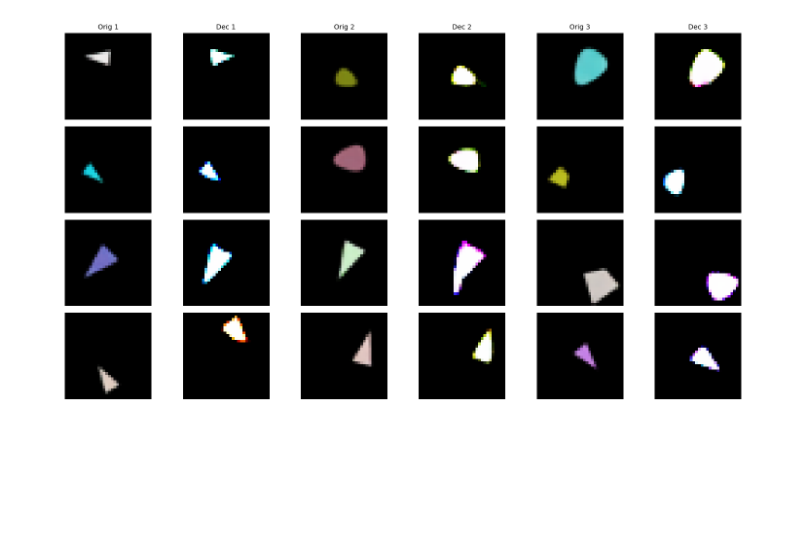
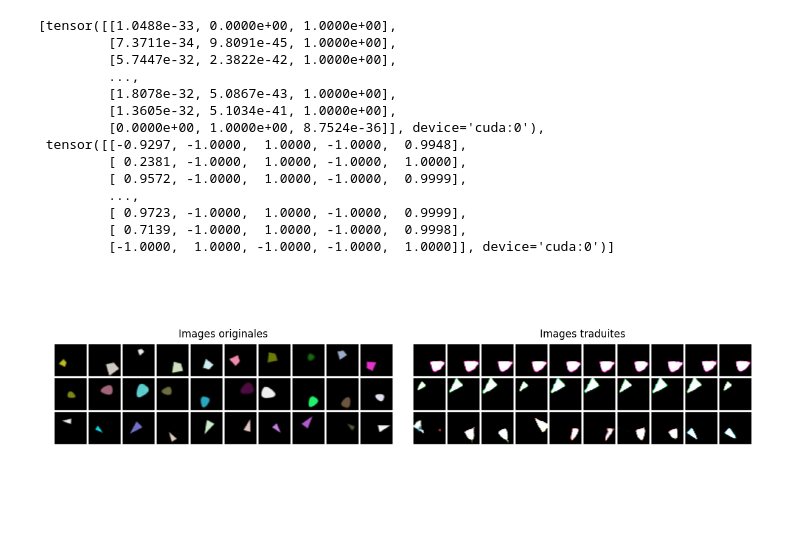
Before and after one commit to lucas-ch/gwsyn, a Jupyter notebook: notebooks/noise.ipynb, the cells around one changed output. Cells and saved outputs as stored; diff of their text form; code cells hidden in the pictures; blank space fills up the shorter version.

```diff
--- a/notebooks/noise.ipynb
+++ b/notebooks/noise.ipynb
@@ -55,7 +74,7 @@ Loaded default weights from /home/lucas/gwsyn/checkpoints/syn/shape_seed60_biase
 # %%
 # 1. Paramètres initiaux
-noise_params = {'std': 0.0, 'mean': 0.0}
-n_iterations = 1
+noise_params = {'std': 0.05, 'mean': 0.0}
+n_iterations = 2
 
 # 2. Préparation du premier échantillon (initialisation)
 test_samples = get_data_samples(data_module, n_samples_test, split="test")
@@ -93,20 +112,71 @@ with torch.no_grad():
         # Transformation (logits -> probas + split)
         # On extrait ici le résultat pour l'itération suivante
         current_attr = split_softmax_category_attributes(decoded_attr_from_fusion)
+# %%
+def get_n_per_category(source_tensor, current_attr, n_per_cat=5):
+    """
+    Retourne les n premiers éléments de source_tensor pour chaque catégorie
+    définie dans current_attr.
+
+    Args:
+        source_tensor: Le tenseur d'où on extrait les données (ex: des images ou latents)
+        current_attr: Le tenseur de catégories (one-hot, ex: [Batch, 3])
+        n_per_cat: Nombre d'éléments à extraire par catégorie
+    """
+    # 1. Convertir le one-hot en indices (0, 1, 2)
+    labels = current_attr.argmax(dim=-1)
+
+    # 2. Trouver les indices pour chaque classe
+    indices_list = []
+    num_classes = current_attr.shape[-1]
+
+    for i in range(num_classes):
+        # On récupère les indices où la classe est i
+        indices = (labels == i).nonzero(as_tuple=True)[0]
+
+        if len(indices) < n_per_cat:
+            print(f"Warning: Seulement {len(indices)} éléments trouvés pour la classe {i}")
+            indices_list.append(indices)
+        else:
+            # On ne garde que les n premiers
+            indices_list.append(indices[:n_per_cat])
+
+    # 3. Concaténer tous les indices sélectionnés
+    all_indices = torch.cat(indices_list)
+
+    # 4. Retourner le sous-ensemble du tenseur source
+    return source_tensor[all_indices]
+# %%
+current_attr
+# %% [output]
+[tensor([[1.0488e-33, 0.0000e+00, 1.0000e+00],
+         [7.3711e-34, 9.8091e-45, 1.0000e+00],
+         [5.7447e-32, 2.3822e-42, 1.0000e+00],
+         ...,
+         [1.8078e-32, 5.0867e-43, 1.0000e+00],
+         [1.3605e-32, 5.1034e-41, 1.0000e+00],
+         [0.0000e+00, 1.0000e+00, 8.7524e-36]], device='cuda:0'),
+ tensor([[-0.9297, -1.0000,  1.0000, -1.0000,  0.9948],
+         [ 0.2381, -1.0000,  1.0000, -1.0000,  1.0000],
+         [ 0.9572, -1.0000,  1.0000, -1.0000,  0.9999],
+         ...,
+         [ 0.9723, -1.0000,  1.0000, -1.0000,  0.9999],
+         [ 0.7139, -1.0000,  1.0000, -1.0000,  0.9998],
+         [-1.0000,  1.0000, -1.0000, -1.0000,  1.0000]], device='cuda:0')]
 # %%
 visual_module = cast(VisualLatentDomainModule, global_workspace.domain_mods["v_latents"])
 
 decoded_images_rgb = visual_module.decode_images(decoded_image)
 original_images = test_samples[frozenset({'attr', 'v_latents'})]['v_latents']
 original_images_rgb = visual_module.decode_images(original_images)
 
 import matplotlib.pyplot as plt
 
 
-fig = plot_img_comparison_triple_stripes(original_images_rgb, decoded_images_rgb)
+fig = plot_original_translated_comparison(get_n_per_category(original_images_rgb, current_attr[0], 10), get_n_per_category(decoded_images_rgb, current_attr[0], 10))
 plt.show()
 # %% [output]
-[figure, old version]
+[figure, new version]
 # %%
 img = decoded_images_rgb[10].permute(1, 2, 0).detach().cpu().numpy()
 mask = get_color_mask(img, 1, 1, 254)
```
Also changed, not shown: parts of 6 cells of this notebook, 13 other files.
